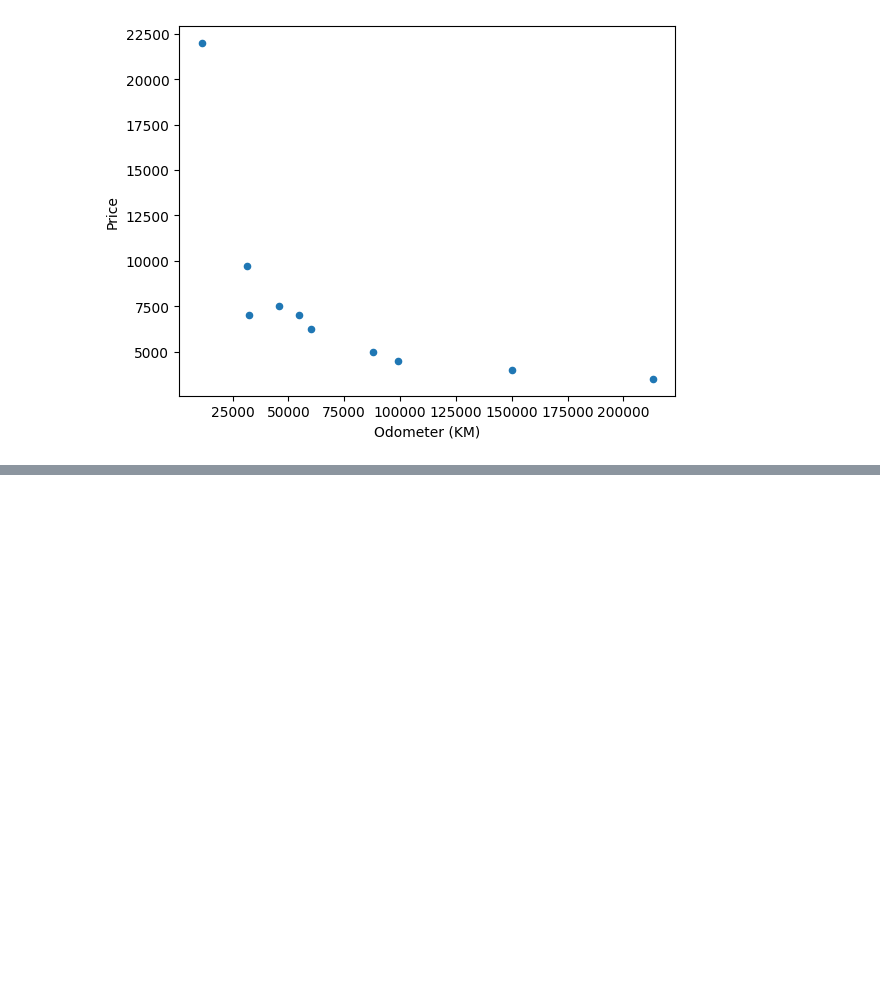
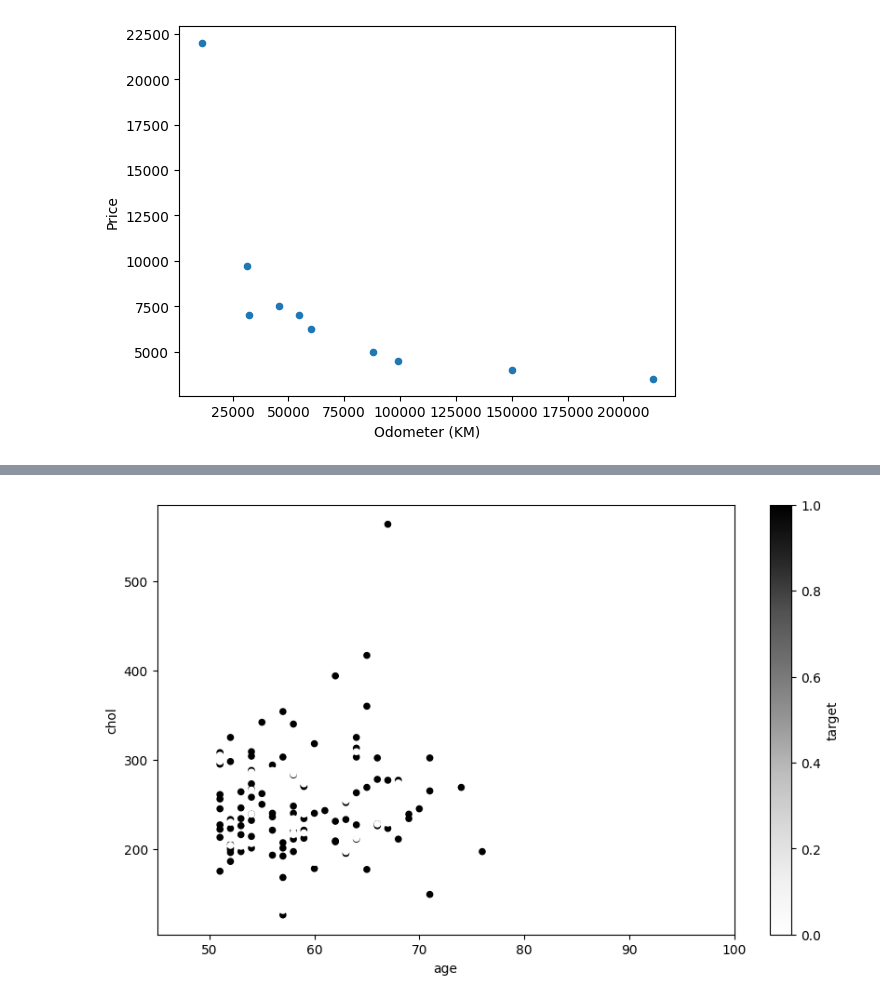
Before and after one commit to devyanshbatra/LINEAR-REGRESSION-MACHINE-LEARNING, a Jupyter notebook: MACHINE_LEARNING_Practice.ipynb, the cells around one changed output, grey strips where cells are left out. Drawn from its saved outputs; the diff is of its cells as text; code cells hidden in the pictures; blank space fills up the shorter version.

```diff
--- a/MACHINE_LEARNING_Practice.ipynb
+++ b/MACHINE_LEARNING_Practice.ipynb
@@ -481,0 +537,15 @@ df.plot(kind="bar")
+# %%
+ # Create a Figure and Axes instance
+fig, ax = plt.subplots(figsize=(10, 6))
+
+# Plot data from the DataFrame to the ax object
+over_50.plot(kind="scatter",
+             x="age",
+             y="chol",
+             c="target",
+             ax=ax); # set the target Axes
+
+# Customize the x-axis limits (to be within our target age ranges)
+ax.set_xlim([45, 100]);
+# %% [output]
+[figure, added]
```
Also changed, not shown: parts of 10 cells of this notebook.
